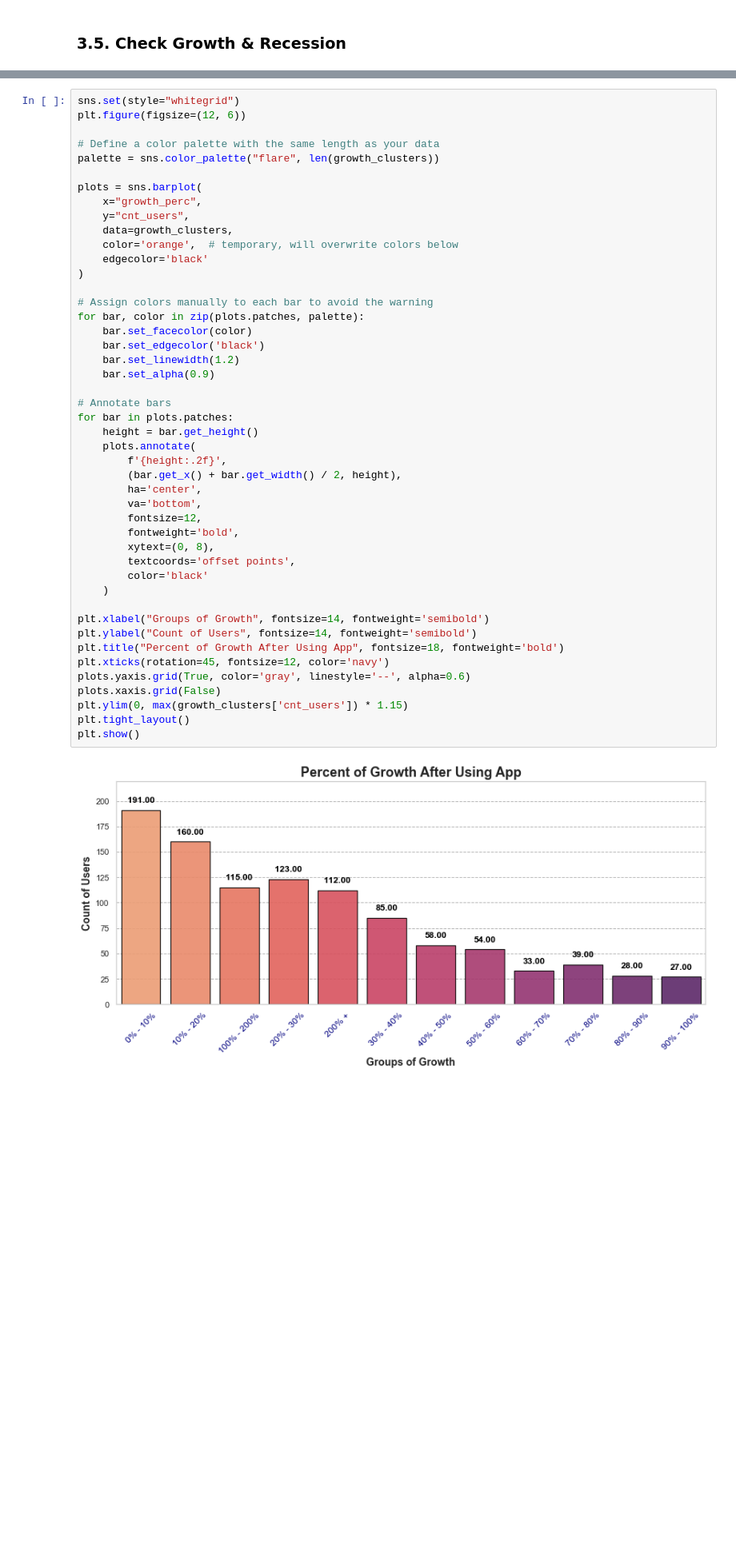
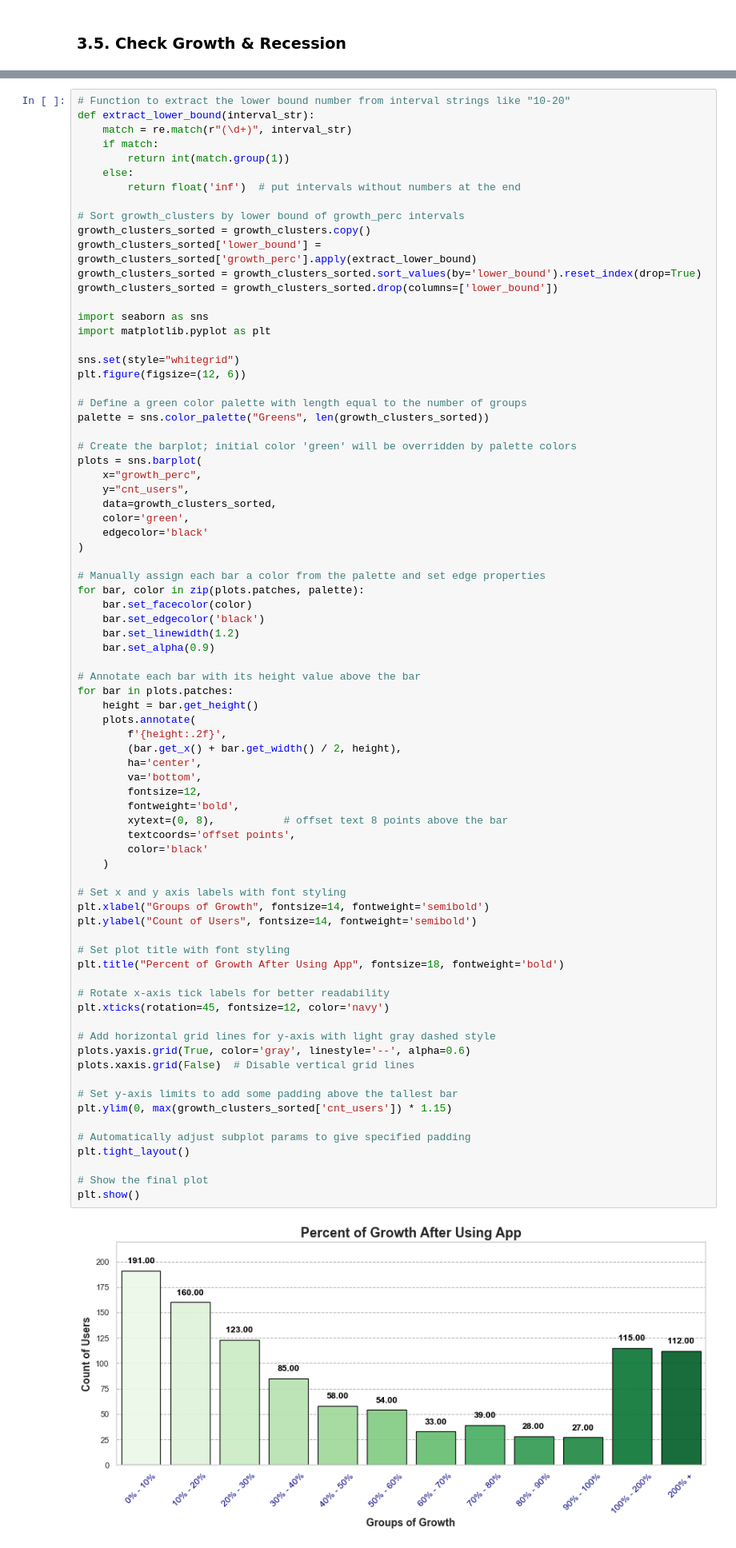
Before and after one commit to maxegorovpt/da_portfolio, a Jupyter notebook: business_cases/step_tracking_impact/step_tracking_impact.ipynb, the cells around one changed output, grey strips where cells are left out. Shown: that part at 80% size. Cells and saved outputs as stored; diff of their text form; blank space fills up the shorter version.

```diff
--- a/business_cases/step_tracking_impact/step_tracking_impact.ipynb
+++ b/business_cases/step_tracking_impact/step_tracking_impact.ipynb
@@ -887,53 +888,84 @@ growth_clusters
 | 10 | 80% - 90% | 28 |
 | 11 | 90% - 100% | 27 |
 # %%
+# Function to extract the lower bound number from interval strings like "10-20"
+def extract_lower_bound(interval_str):
+    match = re.match(r"(\d+)", interval_str)
+    if match:
+        return int(match.group(1))
+    else:
+        return float('inf')  # put intervals without numbers at the end
+
+# Sort growth_clusters by lower bound of growth_perc intervals
+growth_clusters_sorted = growth_clusters.copy()
+growth_clusters_sorted['lower_bound'] = growth_clusters_sorted['growth_perc'].apply(extract_lower_bound)
+growth_clusters_sorted = growth_clusters_sorted.sort_values(by='lower_bound').reset_index(drop=True)
+growth_clusters_sorted = growth_clusters_sorted.drop(columns=['lower_bound'])
+
+import seaborn as sns
+import matplotlib.pyplot as plt
+
 sns.set(style="whitegrid")
 plt.figure(figsize=(12, 6))
 
-# Define a color palette with the same length as your data
-palette = sns.color_palette("flare", len(growth_clusters))
+# Define a green color palette with length equal to the number of groups
+palette = sns.color_palette("Greens", len(growth_clusters_sorted))
 
+# Create the barplot; initial color 'green' will be overridden by palette colors
 plots = sns.barplot(
     x="growth_perc",
     y="cnt_users",
-    data=growth_clusters,
-    color='orange',  # temporary, will overwrite colors below
+    data=growth_clusters_sorted,
+    color='green',
     edgecolor='black'
 )
 
-# Assign colors manually to each bar to avoid the warning
+# Manually assign each bar a color from the palette and set edge properties
 for bar, color in zip(plots.patches, palette):
     bar.set_facecolor(color)
     bar.set_edgecolor('black')
     bar.set_linewidth(1.2)
     bar.set_alpha(0.9)
 
-# Annotate bars
+# Annotate each bar with its height value above the bar
 for bar in plots.patches:
     height = bar.get_height()
     plots.annotate(
         f'{height:.2f}',
         (bar.get_x() + bar.get_width() / 2, height),
         ha='center',
         va='bottom',
         fontsize=12,
         fontweight='bold',
-        xytext=(0, 8),
+        xytext=(0, 8),           # offset text 8 points above the bar
         textcoords='offset points',
         color='black'
     )
 
+# Set x and y axis labels with font styling
 plt.xlabel("Groups of Growth", fontsize=14, fontweight='semibold')
 plt.ylabel("Count of Users", fontsize=14, fontweight='semibold')
+
+# Set plot title with font styling
 plt.title("Percent of Growth After Using App", fontsize=18, fontweight='bold')
+
+# Rotate x-axis tick labels for better readability
 plt.xticks(rotation=45, fontsize=12, color='navy')
+
+# Add horizontal grid lines for y-axis with light gray dashed style
 plots.yaxis.grid(True, color='gray', linestyle='--', alpha=0.6)
-plots.xaxis.grid(False)
-plt.ylim(0, max(growth_clusters['cnt_users']) * 1.15)
+plots.xaxis.grid(False)  # Disable vertical grid lines
+
+# Set y-axis limits to add some padding above the tallest bar
+plt.ylim(0, max(growth_clusters_sorted['cnt_users']) * 1.15)
+
+# Automatically adjust subplot params to give specified padding
 plt.tight_layout()
+
+# Show the final plot
 plt.show()
 # %% [output]
-[figure, old version]
+[figure, new version]
 # %%
 # pivot recession clusters
 recession_clusters = (df_compare
```
Also changed, not shown: parts of 3 cells of this notebook.
